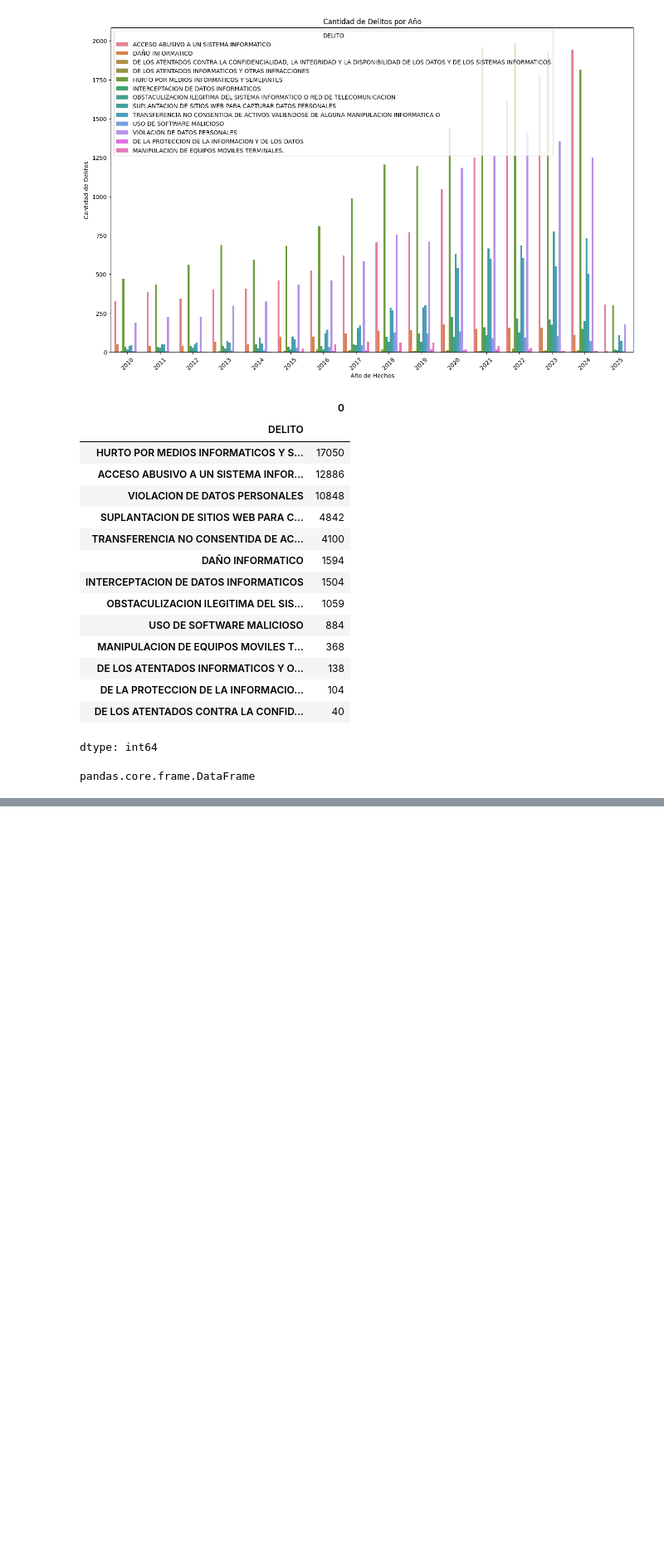
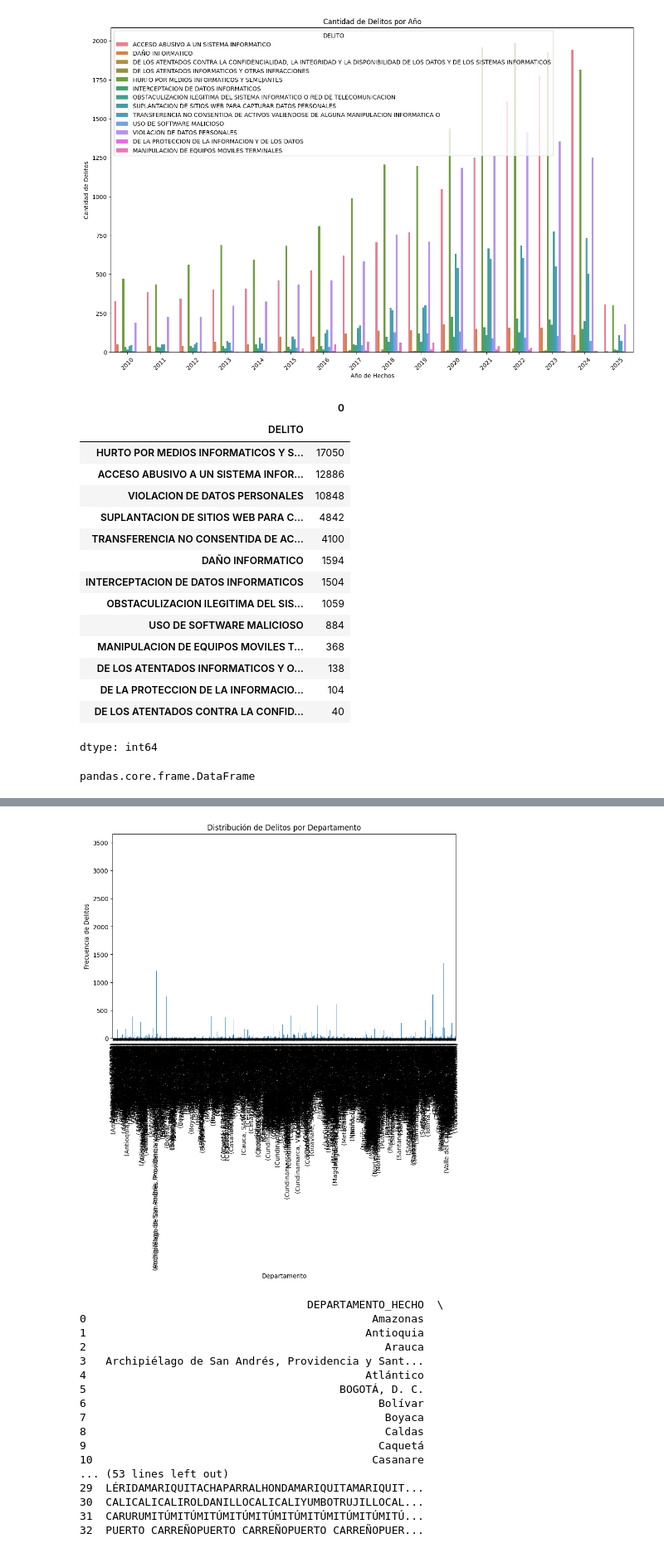
Before and after one commit to marcebm19/BOOTCAMP-1, a Jupyter notebook: Trabajo_Final.ipynb, the cells around one changed output, grey strips where cells are left out. Shown at 83% size. Saved outputs shown, nothing was run; the diff lists cells and outputs as text; code cells hidden in the pictures; blank space fills up the shorter version.

```diff
--- a/Trabajo_Final.ipynb
+++ b/Trabajo_Final.ipynb
@@ -471,3 +491,18 @@ print(tendencias_por_año)
+# %%
+# Filtrar los datos para excluir el año 2025
+df_filtrado = df_delitos_informaticos_corregido[df_delitos_informaticos_corregido['AÑO_HECHOS'] != 2025]
+
+# Agrupar por año y contar el total de procesos
+tendencias_por_año = df_filtrado.groupby('AÑO_HECHOS')['TOTAL_PROCESOS',].sum().reset_index()
+
+# Calcular el porcentaje de variación respecto al año anterior
+tendencias_por_año['VARIACION_%'] = tendencias_por_año['TOTAL_PROCESOS'].pct_change() * 100
+
+# Formatear la columna para que muestre dos decimales y el símbolo '%'
+tendencias_por_año['VARIACION_%'] = tendencias_por_año['VARIACION_%'].apply(lambda x: f"{x:.2f}%" if not pd.isna(x) else "")
+
+# Ver el resultado
+print(tendencias_por_año)
 # %%
 import plotly.express as px
 
@@ -671,0 +794,3 @@ pandas.core.frame.DataFrame
+# %%
+delitos_por_departamento_municipio = df_delitos_informaticos_corregido.groupby(["DEPARTAMENTO_HECHO","MUNICIPIO_HECHO"]).size()
+delitos_por_departamento_municipio
@@ -671,0 +813,34 @@ pandas.core.frame.DataFrame
+# %%
+# Crear gráfico de barras
+plt.figure(figsize=(10, 6))
+delitos_por_departamento_municipio.plot(kind='bar')
+plt.title('Distribución de Delitos por Departamento')
+plt.xlabel('Departamento')
+plt.ylabel('Frecuencia de Delitos')
+plt.xticks(rotation=90)
+plt.show()
+
+# Agrupar por Departamento - Municipio contar el total de procesos
+delitos_por_departamento_municipio = df_filtrado.groupby('DEPARTAMENTO_HECHO')['MUNICIPIO_HECHO'].sum().reset_index()
+
+# Ver el resultado
+print(delitos_por_departamento_municipio)
+# %% [output]
+[figure, added]
+                                   DEPARTAMENTO_HECHO  \
+0                                            Amazonas
+1                                           Antioquia
+2                                              Arauca
+3   Archipiélago de San Andrés, Providencia y Sant...
+4                                           Atlántico
+5                                       BOGOTÁ, D. C.
+6                                             Bolívar
+7                                              Boyaca
+8                                              Caldas
+9                                             Caquetá
+10                                           Casanare
+... (53 lines left out)
+29  LÉRIDAMARIQUITACHAPARRALHONDAMARIQUITAMARIQUIT...
+30  CALICALICALIROLDANILLOCALICALIYUMBOTRUJILLOCAL...
+31  CARURUMITÚMITÚMITÚMITÚMITÚMITÚMITÚMITÚMITÚMITÚ...
+32  PUERTO CARREÑOPUERTO CARREÑOPUERTO CARREÑOPUER...
```
Also changed, not shown: parts of 70 cells of this notebook.
